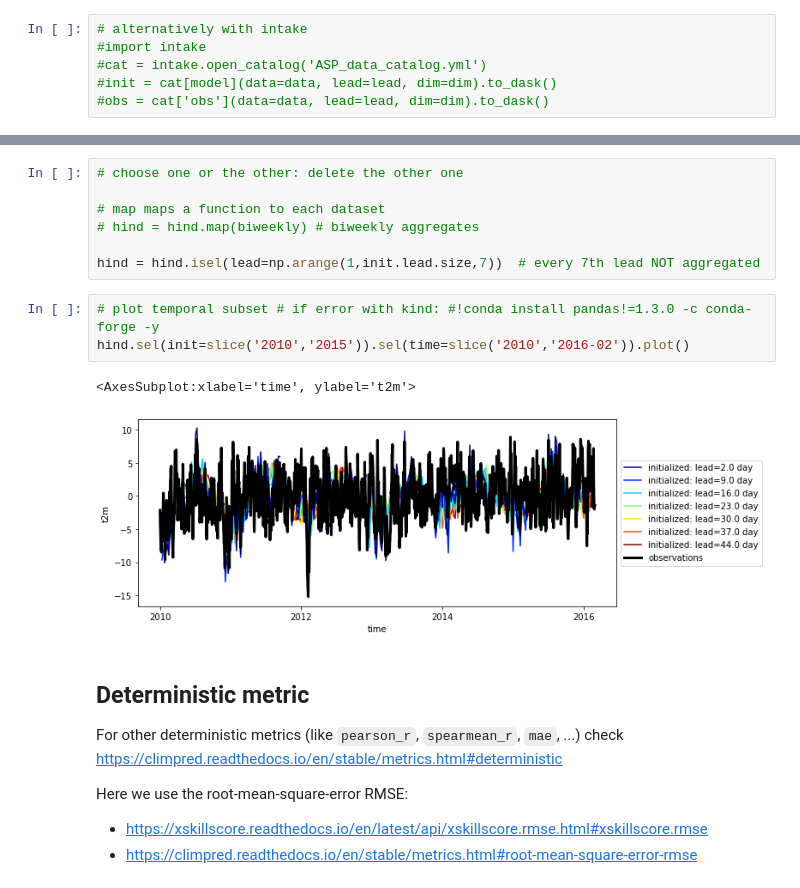
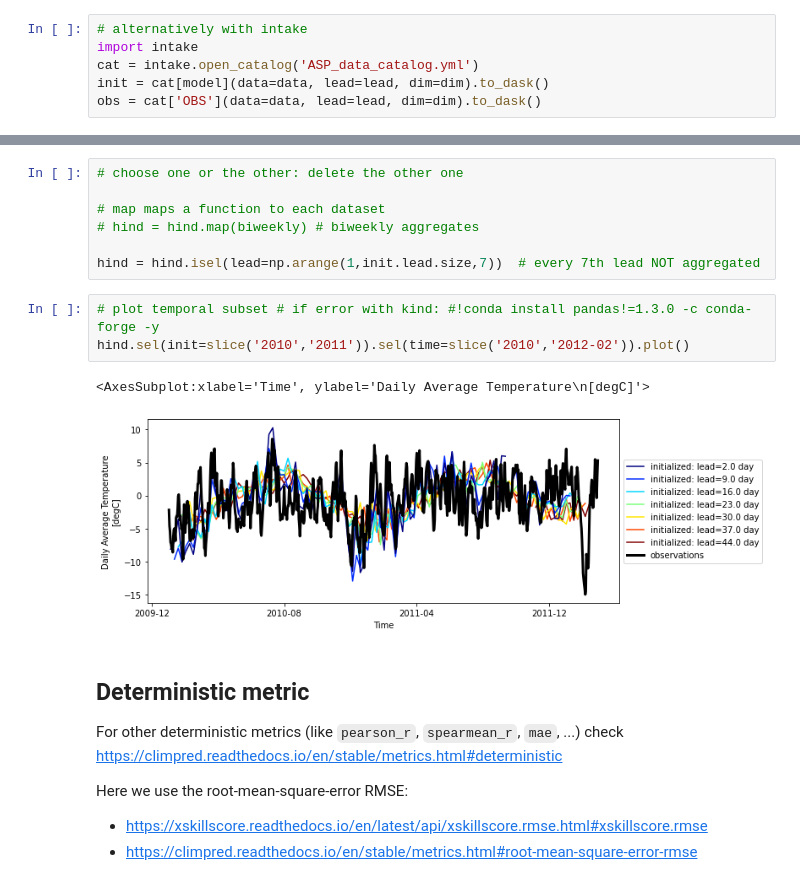
Before and after one commit to NCAR-ASP-2021/s2s_verification_climpred, a Jupyter notebook: climpred_tutorial.ipynb, the cells around one changed output, grey strips where cells are left out. Cells and saved outputs as stored; diff of their text form.

```diff
--- a/climpred_tutorial.ipynb
+++ b/climpred_tutorial.ipynb
@@ -74,10 +74,10 @@ obs = xr.open_dataset(f'{data_path}/CPC.{dim}.zarr', engine='zarr')#.drop('dayof
 #obs = xr.open_dataset(f'{data_path}/OBS.{data}.{lead}.{dim}.zarr', engine='zarr').drop('dayofyear')
 # %%
 # alternatively with intake
-#import intake
-#cat = intake.open_catalog('ASP_data_catalog.yml')
-#init = cat[model](data=data, lead=lead, dim=dim).to_dask()
-#obs = cat['obs'](data=data, lead=lead, dim=dim).to_dask()
+import intake
+cat = intake.open_catalog('ASP_data_catalog.yml')
+init = cat[model](data=data, lead=lead, dim=dim).to_dask()
+obs = cat['OBS'](data=data, lead=lead, dim=dim).to_dask()
 # %%
 hind = climpred.HindcastEnsemble(init).add_observations(obs)
 # %%
@@ -116,10 +116,10 @@ def biweekly(init):
 hind = hind.isel(lead=np.arange(1,init.lead.size,7))  # every 7th lead NOT aggregated
 # %%
 # plot temporal subset # if error with kind: #!conda install pandas!=1.3.0 -c conda-forge -y
-hind.sel(init=slice('2010','2015')).sel(time=slice('2010','2016-02')).plot()
+hind.sel(init=slice('2010','2011')).sel(time=slice('2010','2012-02')).plot()
 # %% [output]
-<AxesSubplot:xlabel='time', ylabel='t2m'>
+<AxesSubplot:xlabel='Time', ylabel='Daily Average Temperature\n[degC]'>
-[figure, old version]
+[figure, new version]
 # %% [markdown]
 ## Deterministic metric
 
```
Also changed, not shown: parts of 7 cells of this notebook, 2 other files.
